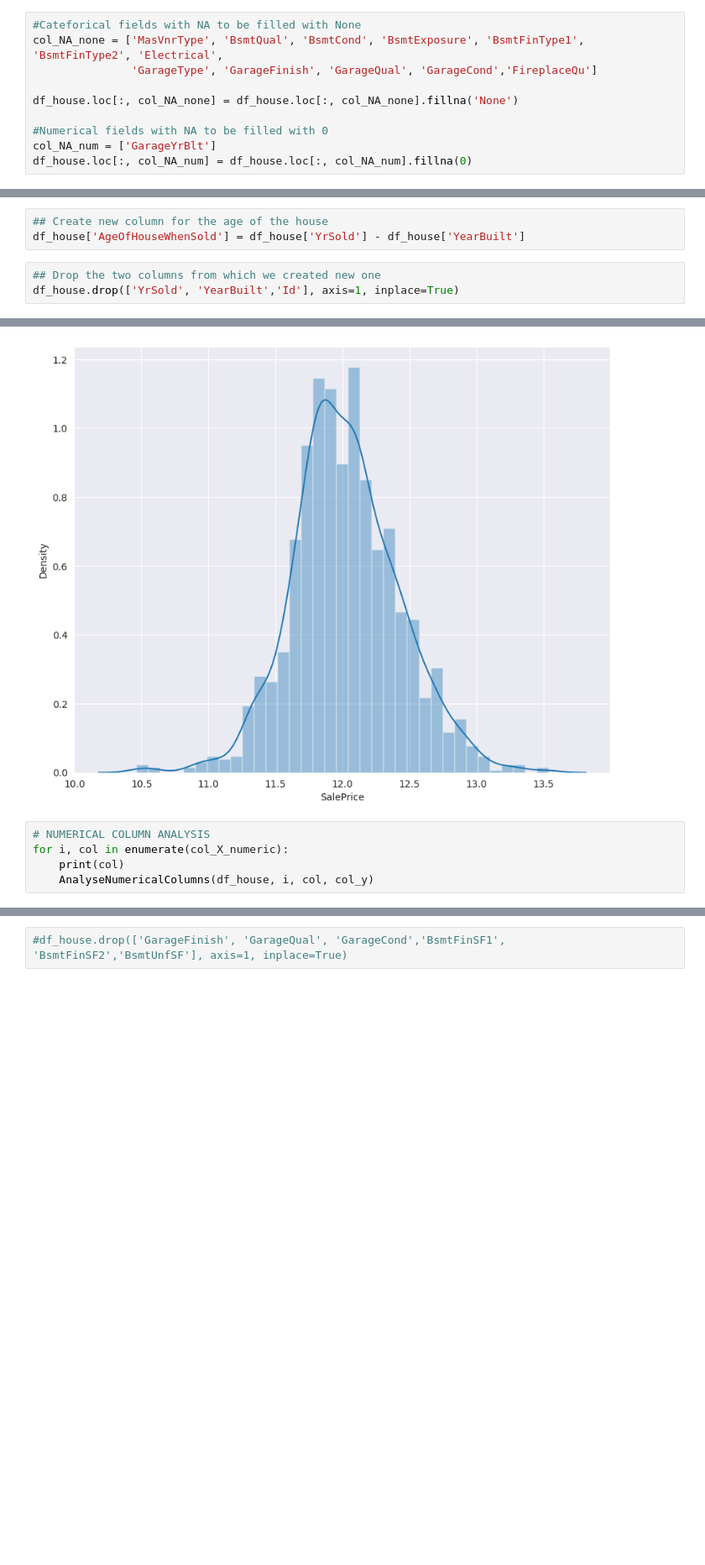
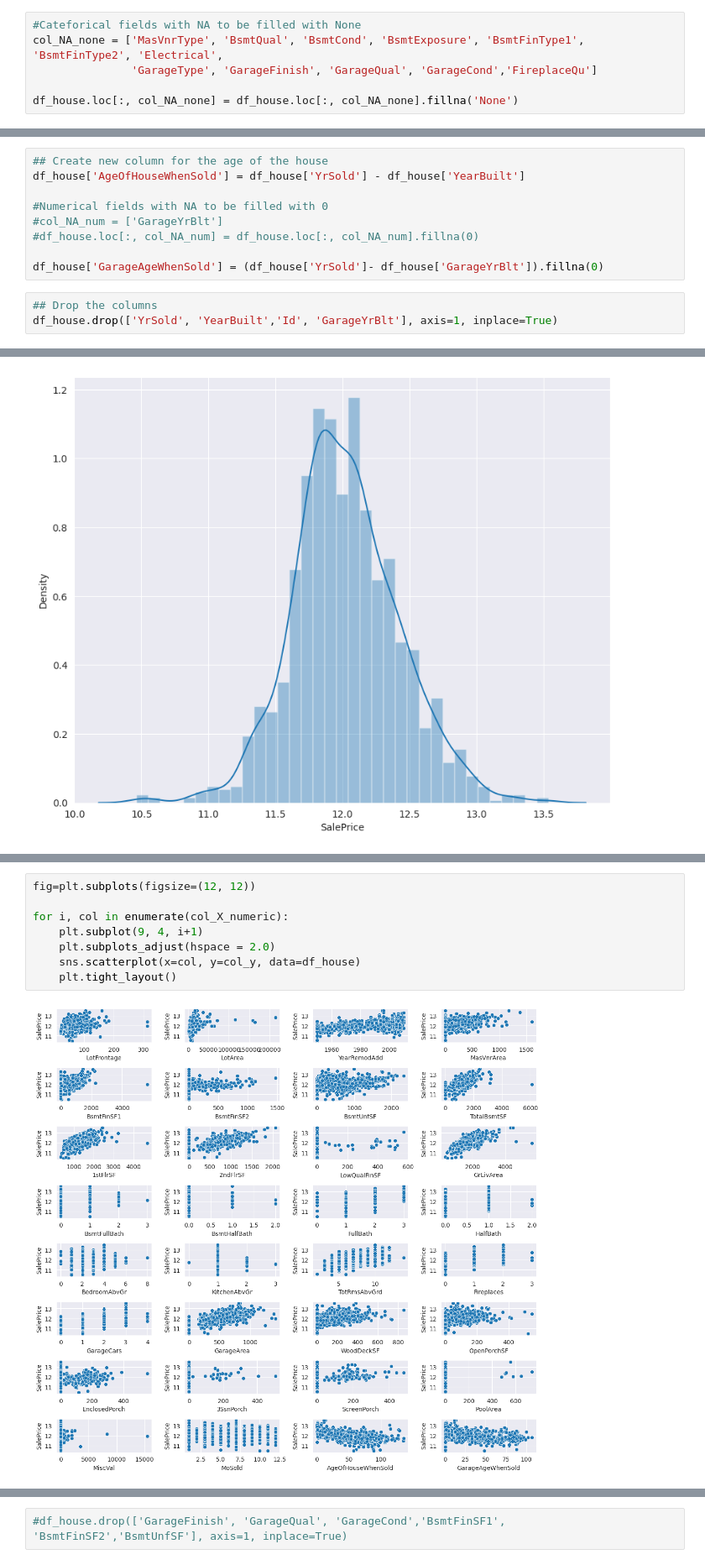
Before and after one commit to chitra-psg/house_price_prediction, a Jupyter notebook: HousingPrediction_RidgeLasso.ipynb, the cells around one changed output, grey strips where cells are left out. Shown at 84% size. Drawn from its saved outputs; the diff is of its cells as text; blank space fills up the shorter version.

```diff
--- a/HousingPrediction_RidgeLasso.ipynb
+++ b/HousingPrediction_RidgeLasso.ipynb
@@ -218,10 +218,6 @@ col_NA_none = ['MasVnrType', 'BsmtQual', 'BsmtCond', 'BsmtExposure', 'BsmtFinTyp
                'GarageType', 'GarageFinish', 'GarageQual', 'GarageCond','FireplaceQu']
 
 df_house.loc[:, col_NA_none] = df_house.loc[:, col_NA_none].fillna('None')
-
-#Numerical fields with NA to be filled with 0
-col_NA_num = ['GarageYrBlt']
-df_house.loc[:, col_NA_num] = df_house.loc[:, col_NA_num].fillna(0)
 # %%
 #Check for NULLs again
 df_house.isnull().sum()
@@ -246,9 +242,15 @@ dtype: int64
 # %%
 ## Create new column for the age of the house
 df_house['AgeOfHouseWhenSold'] = df_house['YrSold'] - df_house['YearBuilt']
+
+#Numerical fields with NA to be filled with 0
+#col_NA_num = ['GarageYrBlt']
+#df_house.loc[:, col_NA_num] = df_house.loc[:, col_NA_num].fillna(0)
+
+df_house['GarageAgeWhenSold'] = (df_house['YrSold']- df_house['GarageYrBlt']).fillna(0)
 # %%
-## Drop the two columns from which we created new one
-df_house.drop(['YrSold', 'YearBuilt','Id'], axis=1, inplace=True)
+## Drop the columns
+df_house.drop(['YrSold', 'YearBuilt','Id', 'GarageYrBlt'], axis=1, inplace=True)
 # %%
 print(df_house.shape)
 # %% [output]
@@ -370,8 +372,3 @@ sns.set_style('darkgrid')
 sns.distplot(df_house['SalePrice']);
 # %% [output]
 [figure]
-# %%
-# NUMERICAL COLUMN ANALYSIS
-for i, col in enumerate(col_X_numeric):
-    print(col)
-    AnalyseNumericalColumns(df_house, i, col, col_y)
@@ -407,0 +375,10 @@ AgeOfHouseWhenSold
+# %%
+fig=plt.subplots(figsize=(12, 12))
+
+for i, col in enumerate(col_X_numeric):
+    plt.subplot(9, 4, i+1)
+    plt.subplots_adjust(hspace = 2.0)
+    sns.scatterplot(x=col, y=col_y, data=df_house)
+    plt.tight_layout()
+# %% [output]
+[figure, added]
```
Also changed, not shown: parts of 26 cells of this notebook.
